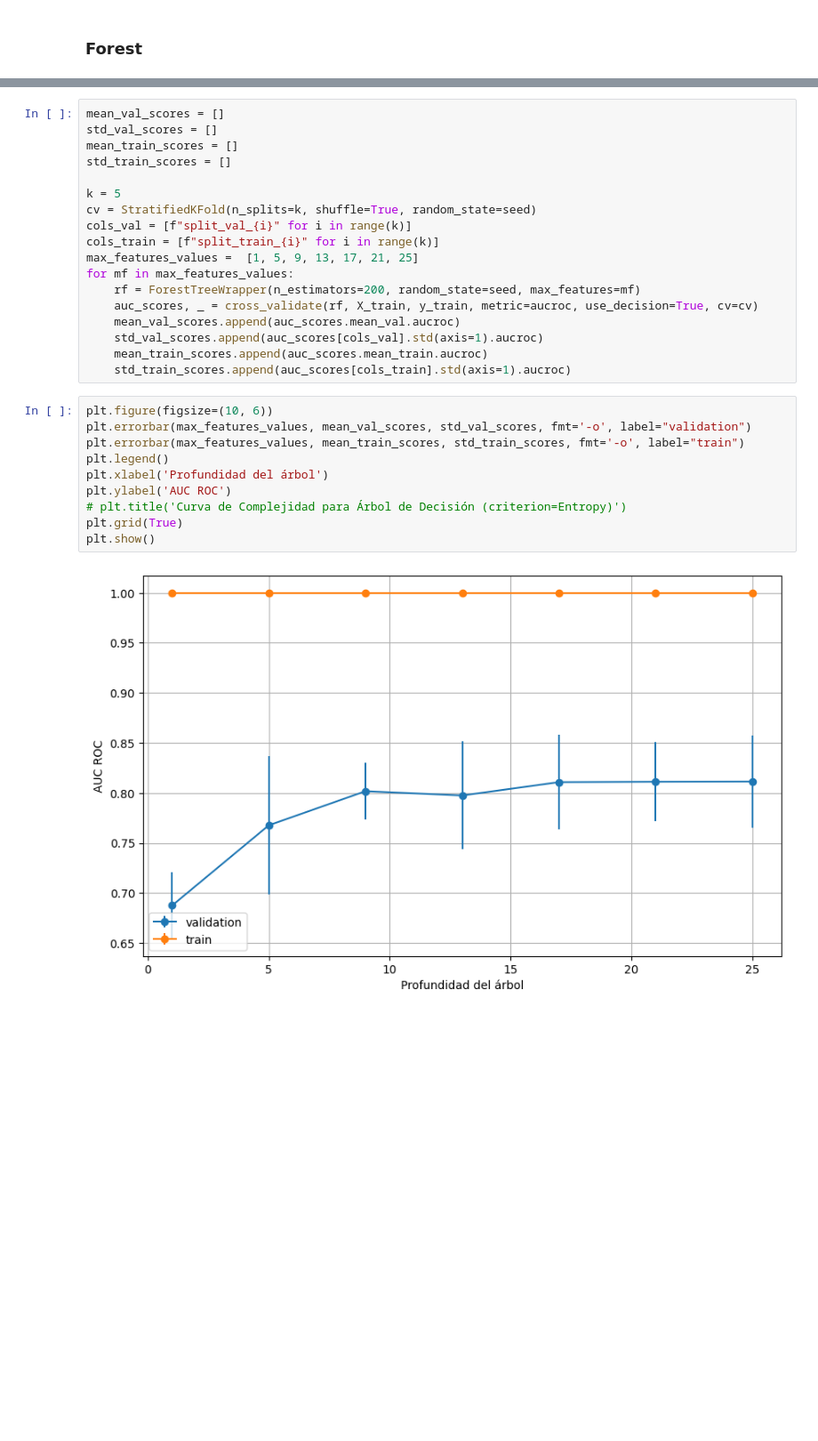
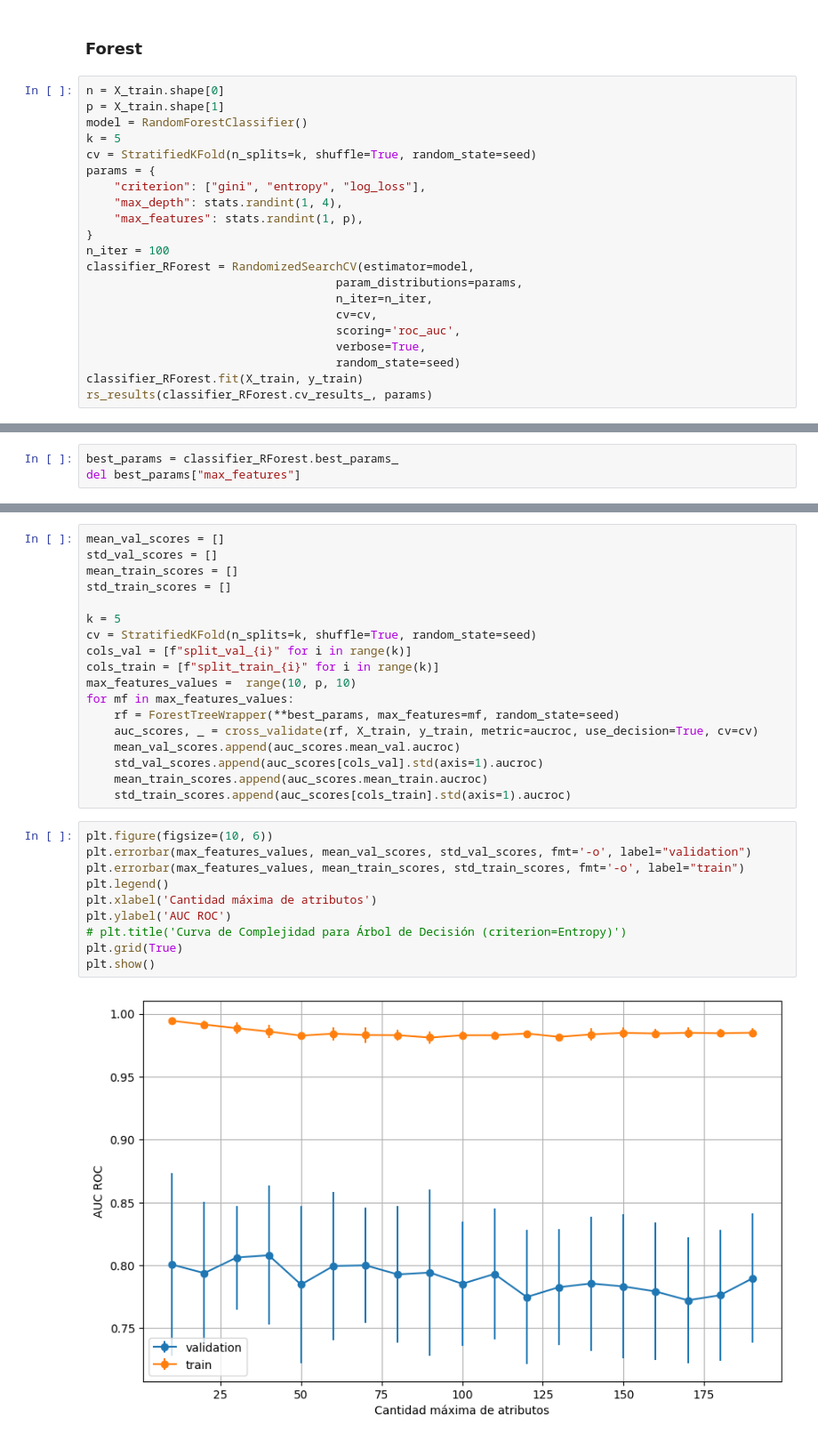
Before and after one commit to fedeaar/aa-tp01, a Jupyter notebook: experimentacion/ej4_3.ipynb, the cells around one changed output, grey strips where cells are left out. Shown: that part at 89% size. Saved outputs shown, nothing was run; the diff lists cells and outputs as text; blank space fills up the shorter version.

Commit message:
random search para params prometedores de rf

```diff
--- a/experimentacion/ej4_3.ipynb
+++ b/experimentacion/ej4_3.ipynb
@@ -10,2 +12,23 @@ from sklearn.ensemble import RandomForestClassifier
 # %% [markdown]
 ### Forest
+# %%
+n = X_train.shape[0]
+p = X_train.shape[1]
+model = RandomForestClassifier()
+k = 5
+cv = StratifiedKFold(n_splits=k, shuffle=True, random_state=seed)
+params = {
+    "criterion": ["gini", "entropy", "log_loss"],
+    "max_depth": stats.randint(1, 4),
+    "max_features": stats.randint(1, p),
+}
+n_iter = 100
+classifier_RForest = RandomizedSearchCV(estimator=model,
+                                    param_distributions=params,
+                                    n_iter=n_iter,
+                                    cv=cv,
+                                    scoring='roc_auc',
+                                    verbose=True,
+                                    random_state=seed)
+classifier_RForest.fit(X_train, y_train)
+rs_results(classifier_RForest.cv_results_, params)
@@ -11,0 +50,3 @@ from sklearn.ensemble import RandomForestClassifier
+# %%
+best_params = classifier_RForest.best_params_
+del best_params["max_features"]
@@ -19,9 +62,9 @@ k = 5
 cv = StratifiedKFold(n_splits=k, shuffle=True, random_state=seed)
 cols_val = [f"split_val_{i}" for i in range(k)]
 cols_train = [f"split_train_{i}" for i in range(k)]
-max_features_values =  [1, 5, 9, 13, 17, 21, 25]
+max_features_values =  range(10, p, 10)
 for mf in max_features_values:
-    rf = ForestTreeWrapper(n_estimators=200, random_state=seed, max_features=mf)
+    rf = ForestTreeWrapper(**best_params, max_features=mf, random_state=seed)
     auc_scores, _ = cross_validate(rf, X_train, y_train, metric=aucroc, use_decision=True, cv=cv)
     mean_val_scores.append(auc_scores.mean_val.aucroc)
     std_val_scores.append(auc_scores[cols_val].std(axis=1).aucroc)
@@ -30,12 +73,12 @@ for mf in max_features_values:
 # %%
 plt.figure(figsize=(10, 6))
 plt.errorbar(max_features_values, mean_val_scores, std_val_scores, fmt='-o', label="validation")
 plt.errorbar(max_features_values, mean_train_scores, std_train_scores, fmt='-o', label="train")
 plt.legend()
-plt.xlabel('Profundidad del árbol')
+plt.xlabel('Cantidad máxima de atributos')
 plt.ylabel('AUC ROC')
 # plt.title('Curva de Complejidad para Árbol de Decisión (criterion=Entropy)')
 plt.grid(True)
 plt.show()
 # %% [output]
-[figure, old version]
+[figure, new version]
```
Also changed, not shown: parts of 4 cells of this notebook.
